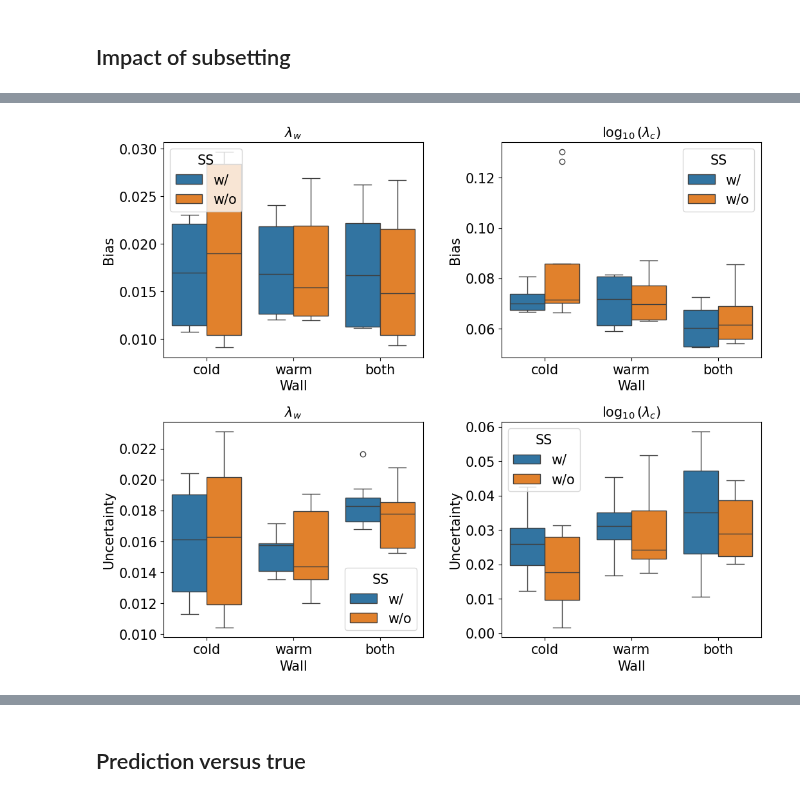
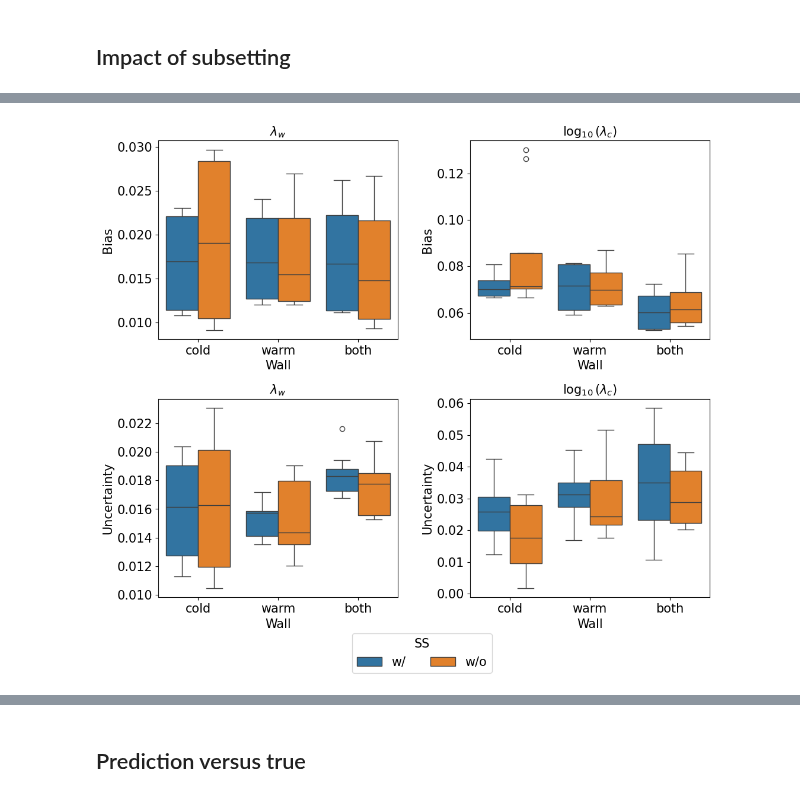
Before and after one commit to PeishiJiang/KIM, a Jupyter notebook: examples/im_cloudmodel/postprocessing-kims-holodec.ipynb, the cells around one changed output, grey strips where cells are left out. Drawn from its saved outputs; the diff is of its cells as text; code cells hidden in the pictures.

Commit message:
Updated the plots for the holodec example and saved the performances of different trials.

```diff
--- a/examples/im_cloudmodel/postprocessing-kims-holodec.ipynb
+++ b/examples/im_cloudmodel/postprocessing-kims-holodec.ipynb
@@ -211,18 +222,30 @@ stats[0].sort_values(by='Bias')
 # %%
 i = 1
 # x, hue = 'wall', 'wstd'
 # x, hue = 'Wall', 'Middle point'
 x, hue = 'Wall', 'SS'
 fig, axes = plt.subplots(2, 2, figsize=(12,10), sharey=False)
-sns.boxplot(data=stats[0], x=x, y='Bias', hue=hue, ax=axes[0,0])
-sns.boxplot(data=stats[1], x=x, y='Bias', hue=hue, ax=axes[0,1])
-sns.boxplot(data=stats[0], x=x, y='Uncertainty', hue=hue, ax=axes[1,0])
-sns.boxplot(data=stats[1], x=x, y='Uncertainty', hue=hue, ax=axes[1,1])
+ax = axes[0,0]
+ax = sns.boxplot(data=stats[0], x=x, y='Bias', hue=hue, ax=ax)
+ax.legend_.remove()
+
+ax = axes[0,1]
+sns.boxplot(data=stats[1], x=x, y='Bias', hue=hue, ax=ax)
+ax.legend_.remove()
+
+ax = axes[1,0]
+sns.boxplot(data=stats[0], x=x, y='Uncertainty', hue=hue, ax=ax)
+ax.legend_.remove()
+
+ax = axes[1,1]
+sns.boxplot(data=stats[1], x=x, y='Uncertainty', hue=hue, ax=ax)
+ax.legend(loc='upper center', frameon=True, bbox_to_anchor=(-0.2, -0.15), ncol=2, title=hue)
+
 axes[0,0].set(title=y_vars[0]); axes[0,1].set(title=y_vars[1])
 axes[1,0].set(title=y_vars[0]); axes[1,1].set(title=y_vars[1])
 # plt.suptitle(y_vars[i])
 plt.subplots_adjust(wspace=0.3, hspace=0.3)
 # %% [output]
-[figure, old version]
+[figure, new version]
 # %%
 i = 1
```
Also changed, not shown: parts of 6 cells of this notebook, 3 other files.
